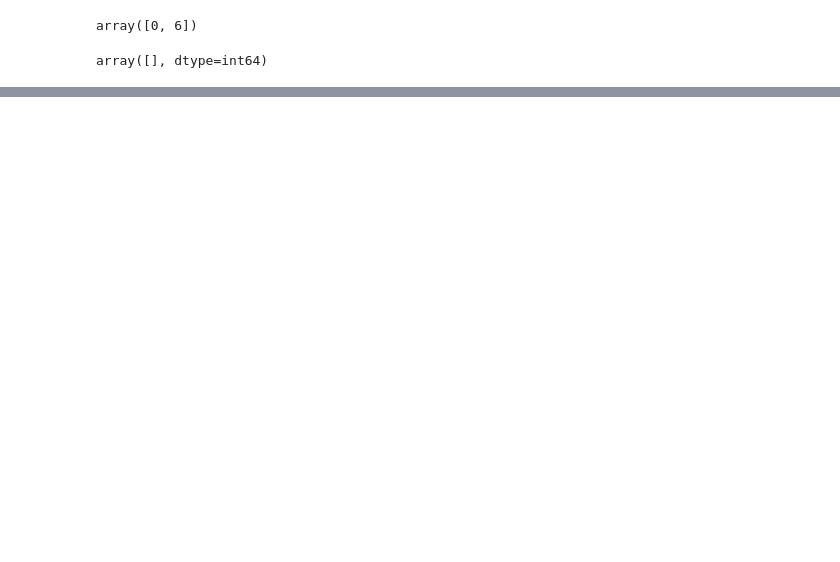
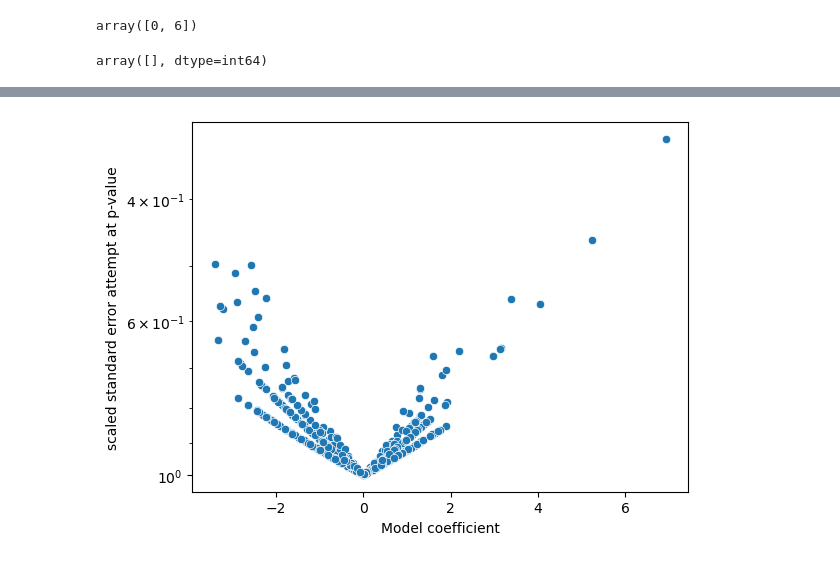
Before and after one commit to RomeroLab/sadx-latent-function, a Jupyter notebook: projects/Biochemical_Ordinal/scripts/Ordinal Regression Oct22.ipynb, the cells around one changed output, grey strips where cells are left out. Drawn from its saved outputs; the diff is of its cells as text; code cells hidden in the pictures; blank space fills up the shorter version.

```diff
--- a/projects/Biochemical_Ordinal/scripts/Ordinal Regression Oct22.ipynb
+++ b/projects/Biochemical_Ordinal/scripts/Ordinal Regression Oct22.ipynb
@@ -678,0 +210,13 @@ Predicted response.  [3 3 2 3 2 3 2 3 2 3 3]
+# %%
+pval = (1 - scipy.stats.norm.cdf(np.abs(model.coef_ * np.sqrt(X.sum(axis=0)) / 10))) * 2
+sns.scatterplot(x=model.coef_,y=pval )
+
+ax = plt.gca()
+ax.set_yscale('log')
+ax.invert_yaxis()
+
+plt.xlabel("Model coefficient")
+plt.ylabel("scaled standard error attempt at p-value")
+pass
+# %% [output]
+[figure, added]
```
Also changed, not shown: parts of 81 cells of this notebook.
